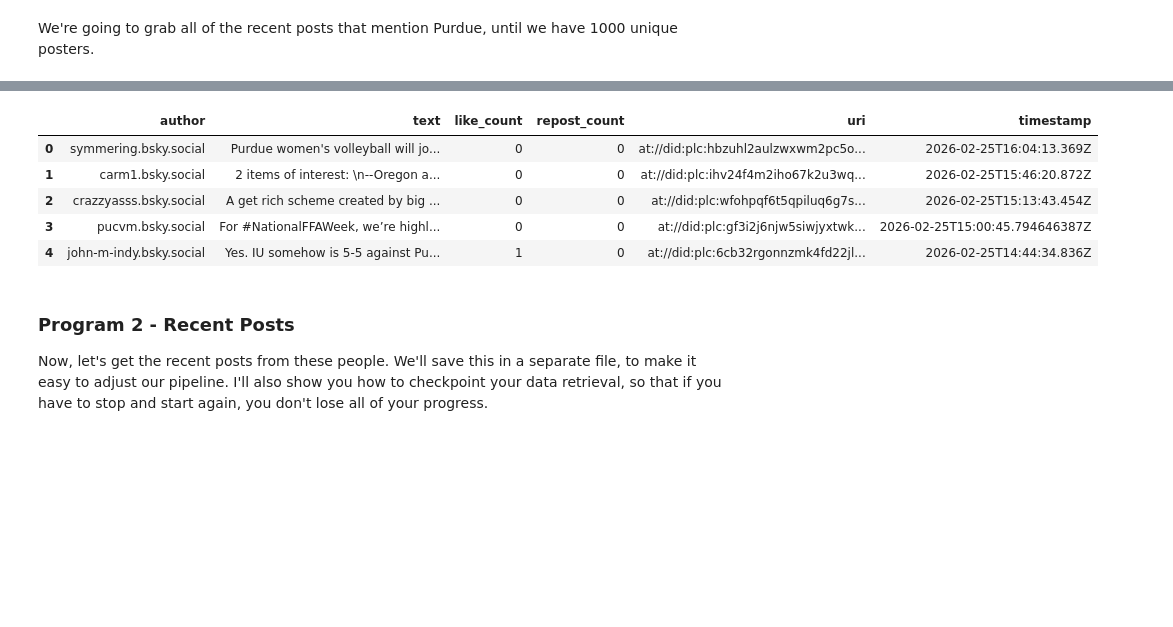
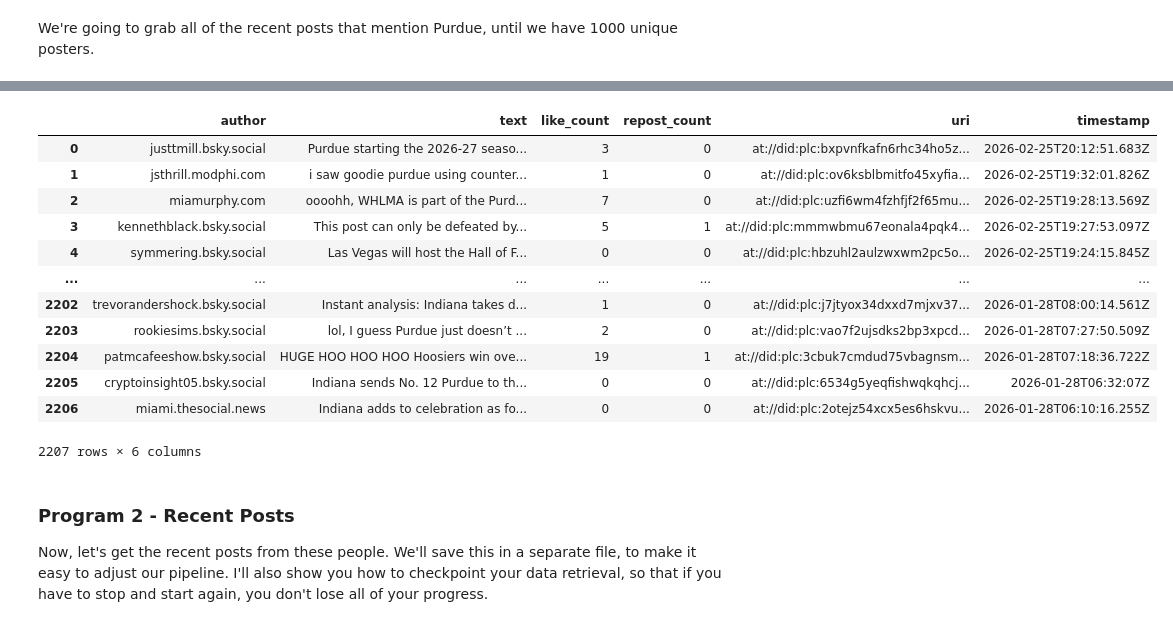
Before and after one commit to jdfoote/ipds-s26.jeremydfoote.com, a Jupyter notebook: day_9/day_9.ipynb, the cells around one changed output, grey strips where cells are left out. Saved outputs shown, nothing was run; the diff lists cells and outputs as text; code cells hidden in the pictures; blank space fills up the shorter version.

```diff
--- a/day_9/day_9.ipynb
+++ b/day_9/day_9.ipynb
@@ -104,15 +86,22 @@ Got 994 unique posters so far...
 # %%
 # Let's take a look at the data we just saved, to make sure it looks right.
 import pandas as pd
 df = pd.read_csv('recent_purdue_posts.csv')
-df.head()
+df
 # %% [output]
 |  | author | text | like_count | repost_count | uri | timestamp |
-| 0 | symmering.bsky.social | Purdue women's volleyball will jo... | 0 | 0 | at://did:plc:hbzuhl2aulzwxwm2pc5o... | 2026-02-25T16:04:13.369Z |
-| 1 | carm1.bsky.social | 2 items of interest: \n--Oregon a... | 0 | 0 | at://did:plc:ihv24f4m2iho67k2u3wq... | 2026-02-25T15:46:20.872Z |
-| 2 | crazzyasss.bsky.social | A get rich scheme created by big ... | 0 | 0 | at://did:plc:wfohpqf6t5qpiluq6g7s... | 2026-02-25T15:13:43.454Z |
-| 3 | pucvm.bsky.social | For #NationalFFAWeek, we’re highl... | 0 | 0 | at://did:plc:gf3i2j6njw5siwjyxtwk... | 2026-02-25T15:00:45.794646387Z |
-| 4 | john-m-indy.bsky.social | Yes. IU somehow is 5-5 against Pu... | 1 | 0 | at://did:plc:6cb32rgonnzmk4fd22jl... | 2026-02-25T14:44:34.836Z |
+| 0 | justtmill.bsky.social | Purdue starting the 2026-27 seaso... | 3 | 0 | at://did:plc:bxpvnfkafn6rhc34ho5z... | 2026-02-25T20:12:51.683Z |
+| 1 | jsthrill.modphi.com | i saw goodie purdue using counter... | 1 | 0 | at://did:plc:ov6ksblbmitfo45xyfia... | 2026-02-25T19:32:01.826Z |
+| 2 | miamurphy.com | oooohh, WHLMA is part of the Purd... | 7 | 0 | at://did:plc:uzfi6wm4fzhfjf2f65mu... | 2026-02-25T19:28:13.569Z |
+| 3 | kennethblack.bsky.social | This post can only be defeated by... | 5 | 1 | at://did:plc:mmmwbmu67eonala4pqk4... | 2026-02-25T19:27:53.097Z |
+| 4 | symmering.bsky.social | Las Vegas will host the Hall of F... | 0 | 0 | at://did:plc:hbzuhl2aulzwxwm2pc5o... | 2026-02-25T19:24:15.845Z |
+| ... | ... | ... | ... | ... | ... | ... |
+| 2202 | trevorandershock.bsky.social | Instant analysis: Indiana takes d... | 1 | 0 | at://did:plc:j7jtyox34dxxd7mjxv37... | 2026-01-28T08:00:14.561Z |
+| 2203 | rookiesims.bsky.social | lol, I guess Purdue just doesn’t ... | 2 | 0 | at://did:plc:vao7f2ujsdks2bp3xpcd... | 2026-01-28T07:27:50.509Z |
+| 2204 | patmcafeeshow.bsky.social | HUGE HOO HOO HOO Hoosiers win ove... | 19 | 1 | at://did:plc:3cbuk7cmdud75vbagnsm... | 2026-01-28T07:18:36.722Z |
+| 2205 | cryptoinsight05.bsky.social | Indiana sends No. 12 Purdue to th... | 0 | 0 | at://did:plc:6534g5yeqfishwqkqhcj... | 2026-01-28T06:32:07Z |
+| 2206 | miami.thesocial.news | Indiana adds to celebration as fo... | 0 | 0 | at://did:plc:2otejz54xcx5es6hskvu... | 2026-01-28T06:10:16.255Z |
+2207 rows × 6 columns
 # %% [markdown]
 ### Program 2 - Recent Posts
 
```
Also changed, not shown: parts of 11 cells of this notebook.
